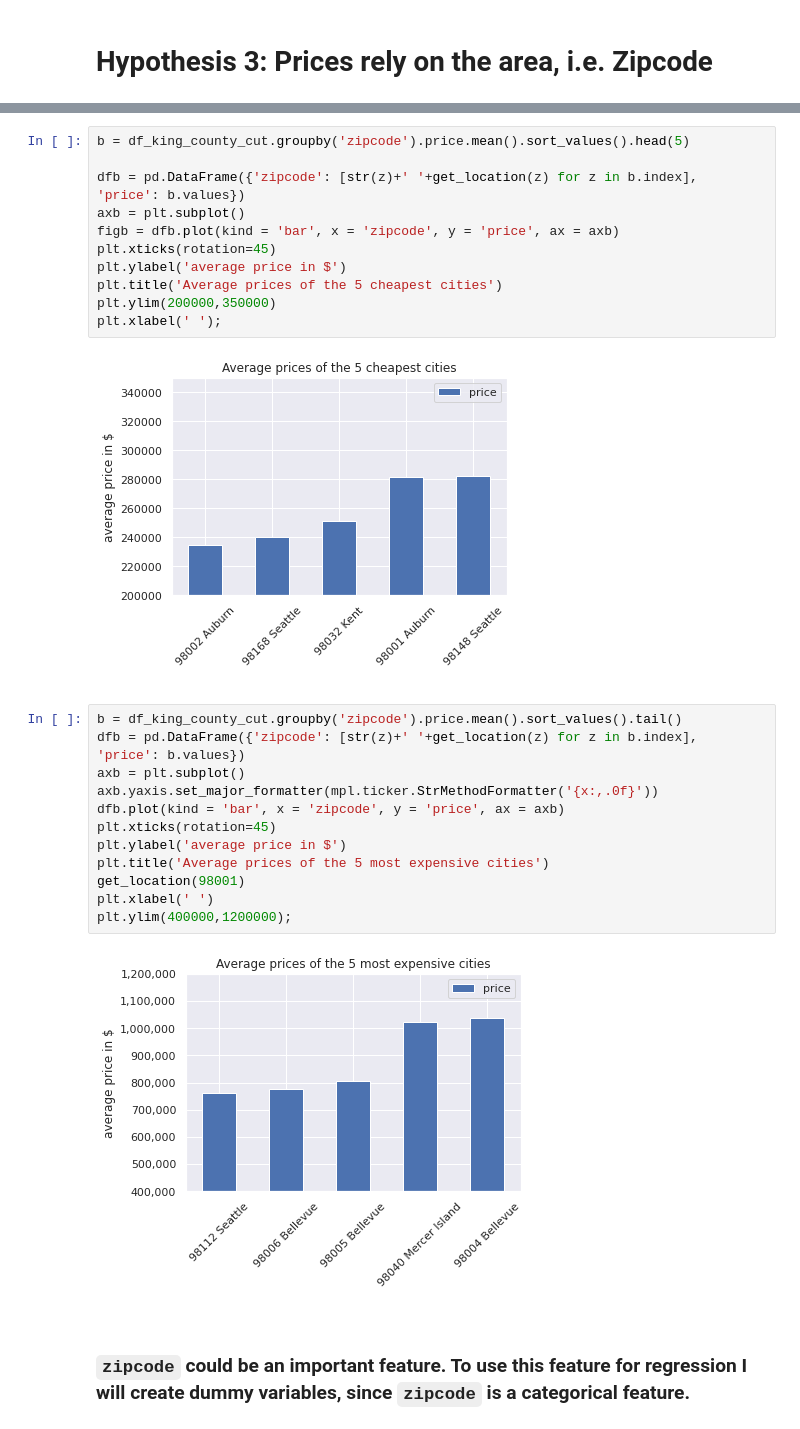
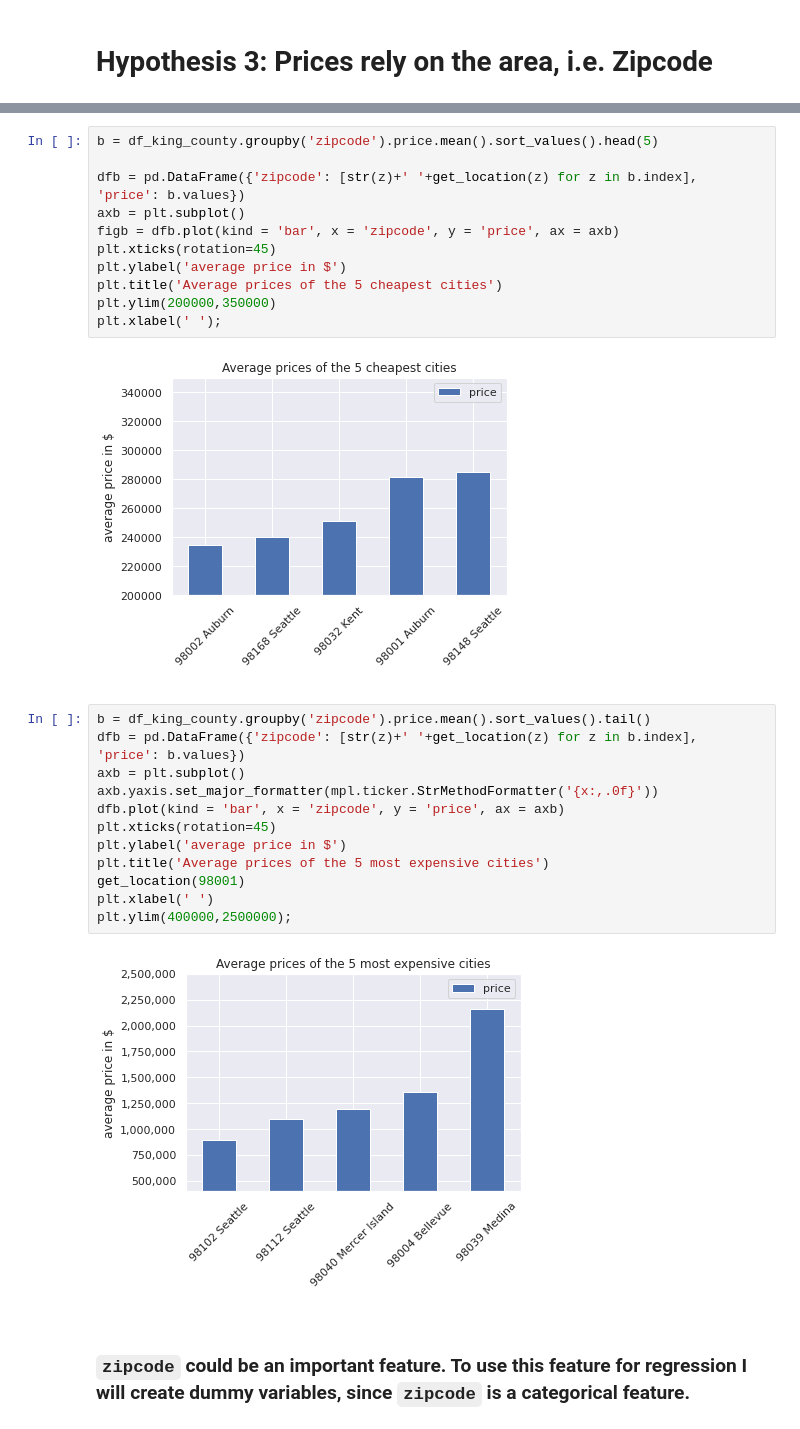
Before and after one commit to christine-berlin/house_price_predictions, a Jupyter notebook: notebooks/EDA.ipynb, the cells around one changed output, grey strips where cells are left out. Cells and saved outputs as stored; diff of their text form.

```diff
--- a/notebooks/EDA.ipynb
+++ b/notebooks/EDA.ipynb
@@ -566,5 +560,5 @@ df_king_county_cut.groupby('zipcode').count()
 # %%
-b = df_king_county_cut.groupby('zipcode').price.mean().sort_values().head(5)
+b = df_king_county.groupby('zipcode').price.mean().sort_values().head(5)
 
 dfb = pd.DataFrame({'zipcode': [str(z)+' '+get_location(z) for z in b.index], 'price': b.values})
 axb = plt.subplot()
@@ -575,21 +569,21 @@ plt.title('Average prices of the 5 cheapest cities')
 plt.ylim(200000,350000)
 plt.xlabel(' ');
 # %% [output]
-[figure, old version]
+[figure, new version]
 # %%
-b = df_king_county_cut.groupby('zipcode').price.mean().sort_values().tail()
+b = df_king_county.groupby('zipcode').price.mean().sort_values().tail()
 dfb = pd.DataFrame({'zipcode': [str(z)+' '+get_location(z) for z in b.index],  'price': b.values})
 axb = plt.subplot()
 axb.yaxis.set_major_formatter(mpl.ticker.StrMethodFormatter('{x:,.0f}'))
 dfb.plot(kind = 'bar', x = 'zipcode', y = 'price', ax = axb)
 plt.xticks(rotation=45)
 plt.ylabel('average price in $')
 plt.title('Average prices of the 5 most expensive cities')
 get_location(98001)
 plt.xlabel(' ')
-plt.ylim(400000,1200000);
+plt.ylim(400000,2500000);
 # %% [output]
-[figure, old version]
+[figure, new version]
 # %% [markdown]
 ### `zipcode` could be an important feature. To use this feature for regression I will create dummy variables, since `zipcode` is a categorical feature.
 # %%
```
Also changed, not shown: parts of 19 cells of this notebook, 1 other file.
